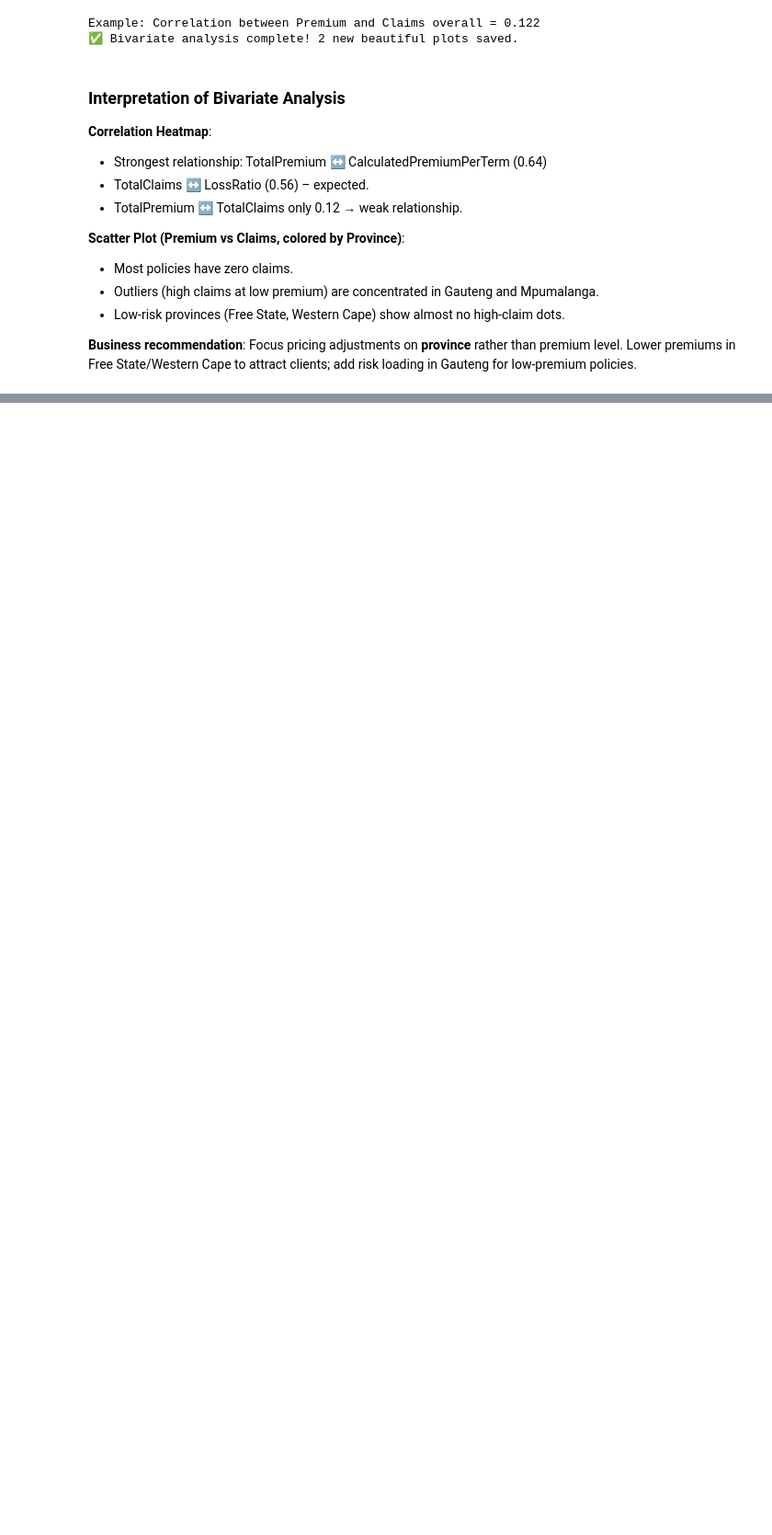
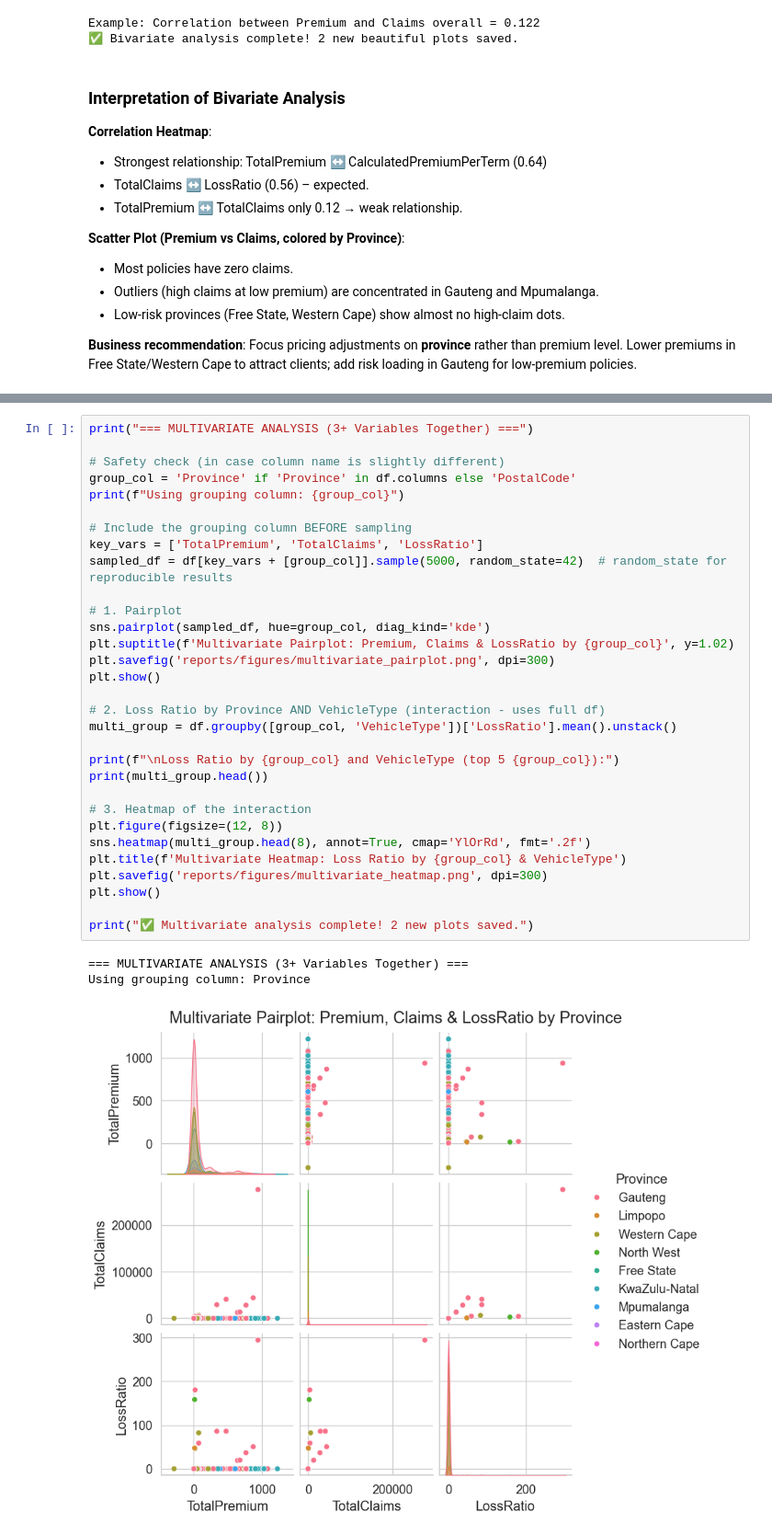
Before and after one commit to Beza-Oriyon/Insurance-risk-analytics, a Jupyter notebook: notebooks/task_1_eda.ipynb, the cells around one changed output, grey strips where cells are left out. Shown at 92% size. Drawn from its saved outputs; the diff is of its cells as text; blank space fills up the shorter version.

Commit message:
feat: complete full EDA - univariate + bivariate + multivariate

```diff
--- a/notebooks/task_1_eda.ipynb
+++ b/notebooks/task_1_eda.ipynb
@@ -404,0 +407,35 @@ Focus pricing adjustments on **province** rather than premium level. Lower premi
+# %%
+print("=== MULTIVARIATE ANALYSIS (3+ Variables Together) ===")
+
+# Safety check (in case column name is slightly different)
+group_col = 'Province' if 'Province' in df.columns else 'PostalCode'
+print(f"Using grouping column: {group_col}")
+
+# Include the grouping column BEFORE sampling
+key_vars = ['TotalPremium', 'TotalClaims', 'LossRatio']
+sampled_df = df[key_vars + [group_col]].sample(5000, random_state=42)  # random_state for reproducible results
+
+# 1. Pairplot
+sns.pairplot(sampled_df, hue=group_col, diag_kind='kde')
+plt.suptitle(f'Multivariate Pairplot: Premium, Claims & LossRatio by {group_col}', y=1.02)
+plt.savefig('reports/figures/multivariate_pairplot.png', dpi=300)
+plt.show()
+
+# 2. Loss Ratio by Province AND VehicleType (interaction - uses full df)
+multi_group = df.groupby([group_col, 'VehicleType'])['LossRatio'].mean().unstack()
+
+print(f"\nLoss Ratio by {group_col} and VehicleType (top 5 {group_col}):")
+print(multi_group.head())
+
+# 3. Heatmap of the interaction
+plt.figure(figsize=(12, 8))
+sns.heatmap(multi_group.head(8), annot=True, cmap='YlOrRd', fmt='.2f')
+plt.title(f'Multivariate Heatmap: Loss Ratio by {group_col} & VehicleType')
+plt.savefig('reports/figures/multivariate_heatmap.png', dpi=300)
+plt.show()
+
+print("✅ Multivariate analysis complete! 2 new plots saved.")
+# %% [output]
+=== MULTIVARIATE ANALYSIS (3+ Variables Together) ===
+Using grouping column: Province
+[figure, added]
```
Also changed, not shown: parts of 4 cells of this notebook, 2 other files.
